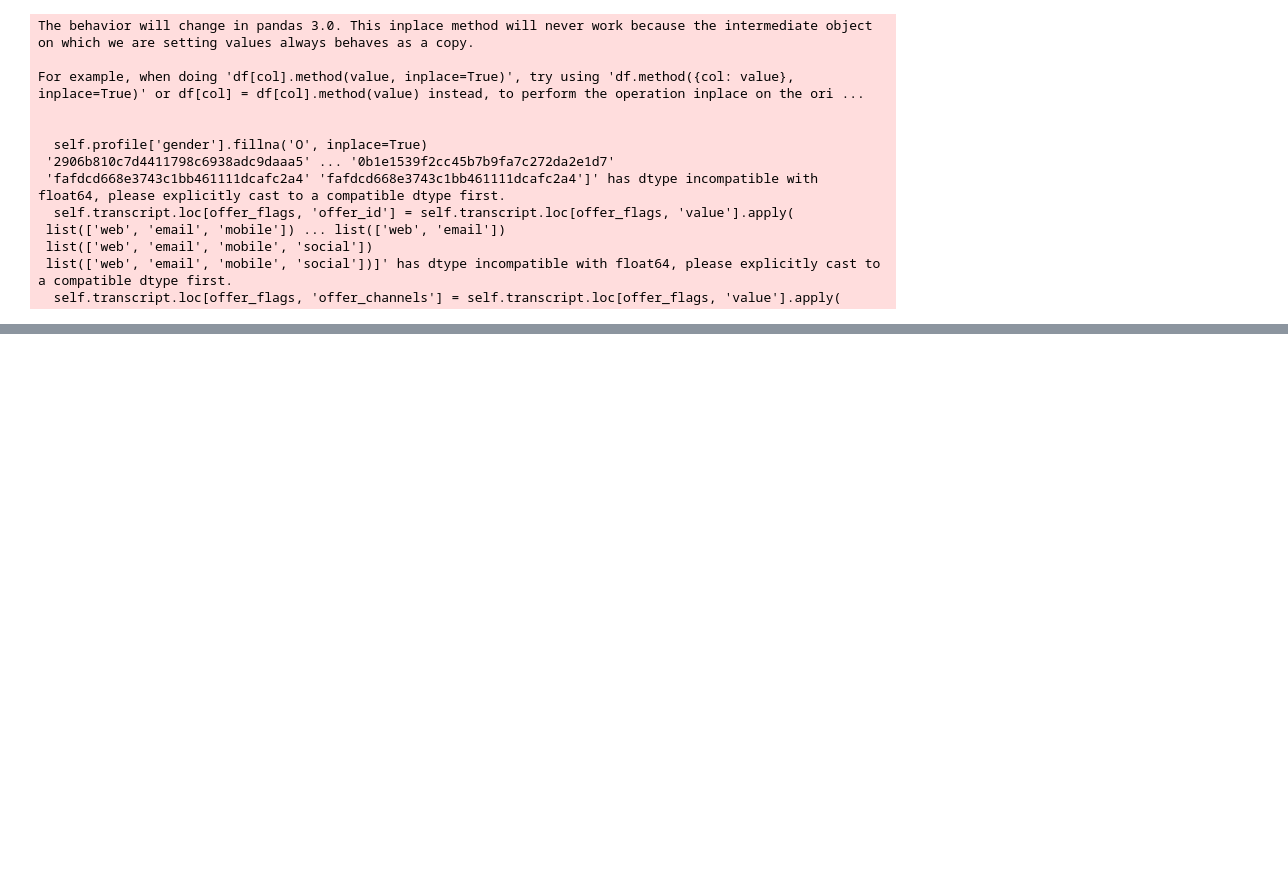
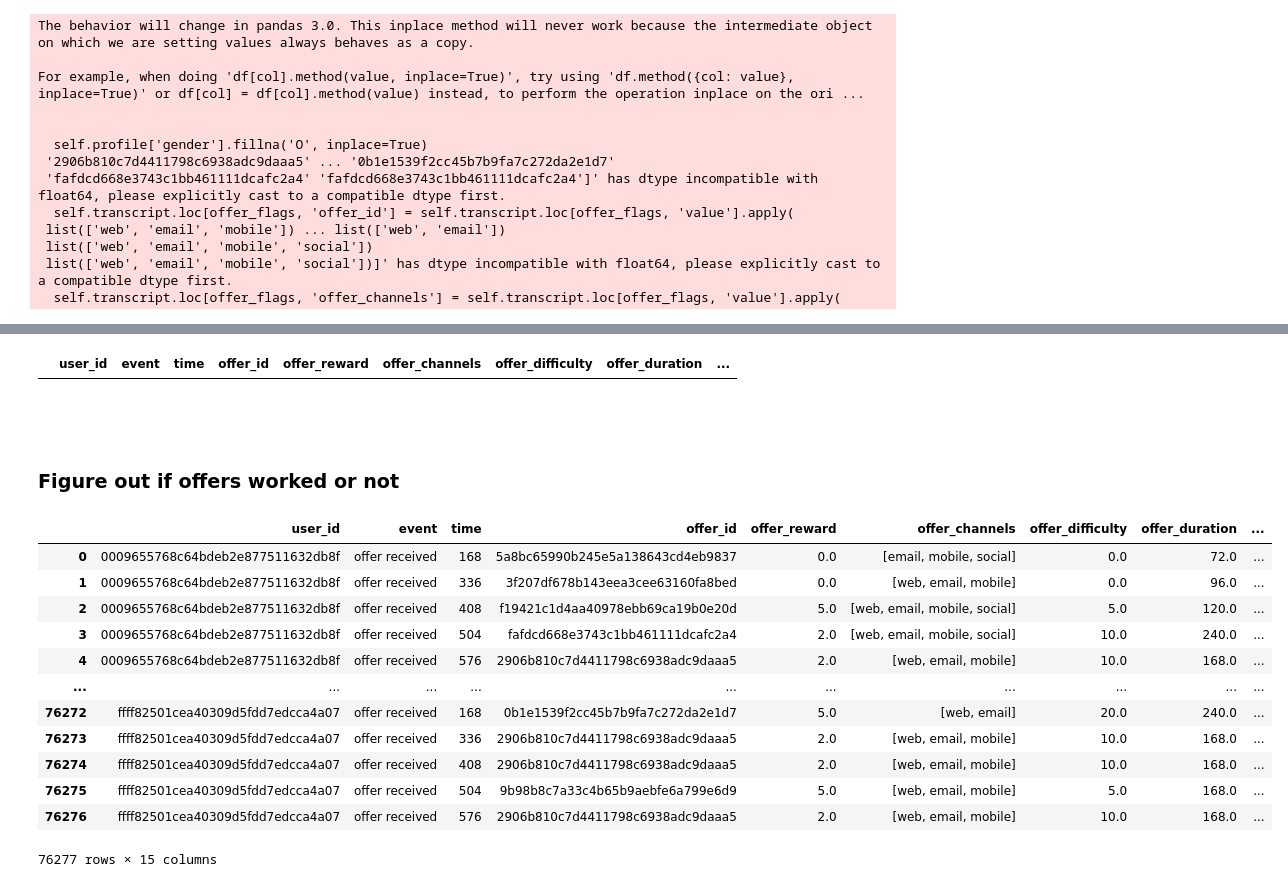
Before and after one commit to InjaeJayLee/starbucks, a Jupyter notebook: Starbucks_Capstone_notebook.ipynb, the cells around one changed output, grey strips where cells are left out. Cells and saved outputs as stored; diff of their text form; code cells hidden in the pictures; blank space fills up the shorter version.

```diff
--- a/Starbucks_Capstone_notebook.ipynb
+++ b/Starbucks_Capstone_notebook.ipynb
@@ -152,0 +142,29 @@ transcript.describe()
+# %%
+# Validation
+completed = transcript.loc[transcript['event'] == 'offer completed']
+completed.loc[completed['actual_reward'] != completed['offer_reward']]
+# %% [output]
+|  | user_id | event | time | offer_id | offer_reward | offer_channels | offer_difficulty | offer_duration | ... |
+# %% [markdown]
+<br>
+<br>
+
+### Figure out if offers worked or not
+# %%
+offer_results = evaluate_offers(transcript=transcript)
+# %%
+offer_results
+# %% [output]
+|  | user_id | event | time | offer_id | offer_reward | offer_channels | offer_difficulty | offer_duration | ... |
+| 0 | 0009655768c64bdeb2e877511632db8f | offer received | 168 | 5a8bc65990b245e5a138643cd4eb9837 | 0.0 | [email, mobile, social] | 0.0 | 72.0 | ... |
+| 1 | 0009655768c64bdeb2e877511632db8f | offer received | 336 | 3f207df678b143eea3cee63160fa8bed | 0.0 | [web, email, mobile] | 0.0 | 96.0 | ... |
+| 2 | 0009655768c64bdeb2e877511632db8f | offer received | 408 | f19421c1d4aa40978ebb69ca19b0e20d | 5.0 | [web, email, mobile, social] | 5.0 | 120.0 | ... |
+| 3 | 0009655768c64bdeb2e877511632db8f | offer received | 504 | fafdcd668e3743c1bb461111dcafc2a4 | 2.0 | [web, email, mobile, social] | 10.0 | 240.0 | ... |
+| 4 | 0009655768c64bdeb2e877511632db8f | offer received | 576 | 2906b810c7d4411798c6938adc9daaa5 | 2.0 | [web, email, mobile] | 10.0 | 168.0 | ... |
+| ... | ... | ... | ... | ... | ... | ... | ... | ... | ... |
+| 76272 | ffff82501cea40309d5fdd7edcca4a07 | offer received | 168 | 0b1e1539f2cc45b7b9fa7c272da2e1d7 | 5.0 | [web, email] | 20.0 | 240.0 | ... |
+| 76273 | ffff82501cea40309d5fdd7edcca4a07 | offer received | 336 | 2906b810c7d4411798c6938adc9daaa5 | 2.0 | [web, email, mobile] | 10.0 | 168.0 | ... |
+| 76274 | ffff82501cea40309d5fdd7edcca4a07 | offer received | 408 | 2906b810c7d4411798c6938adc9daaa5 | 2.0 | [web, email, mobile] | 10.0 | 168.0 | ... |
+| 76275 | ffff82501cea40309d5fdd7edcca4a07 | offer received | 504 | 9b98b8c7a33c4b65b9aebfe6a799e6d9 | 5.0 | [web, email, mobile] | 5.0 | 168.0 | ... |
+| 76276 | ffff82501cea40309d5fdd7edcca4a07 | offer received | 576 | 2906b810c7d4411798c6938adc9daaa5 | 2.0 | [web, email, mobile] | 10.0 | 168.0 | ... |
+76277 rows × 15 columns
```
Also changed, not shown: parts of 10 cells of this notebook, 2 other files.
